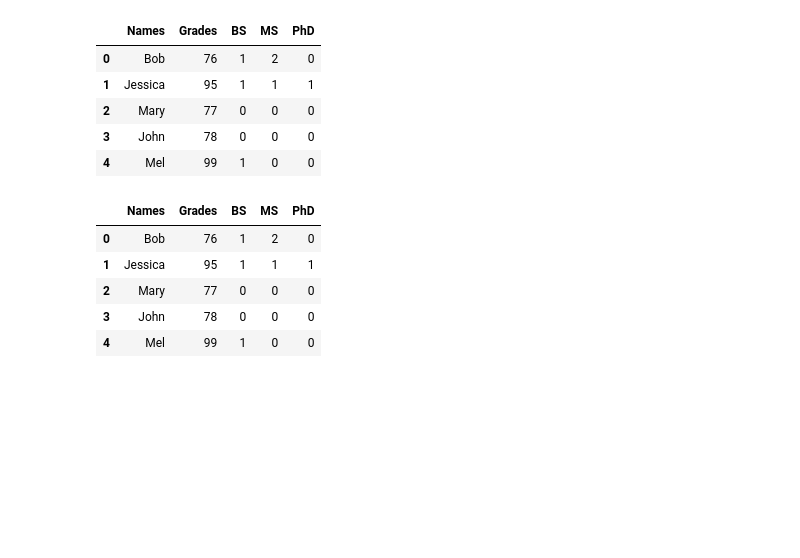
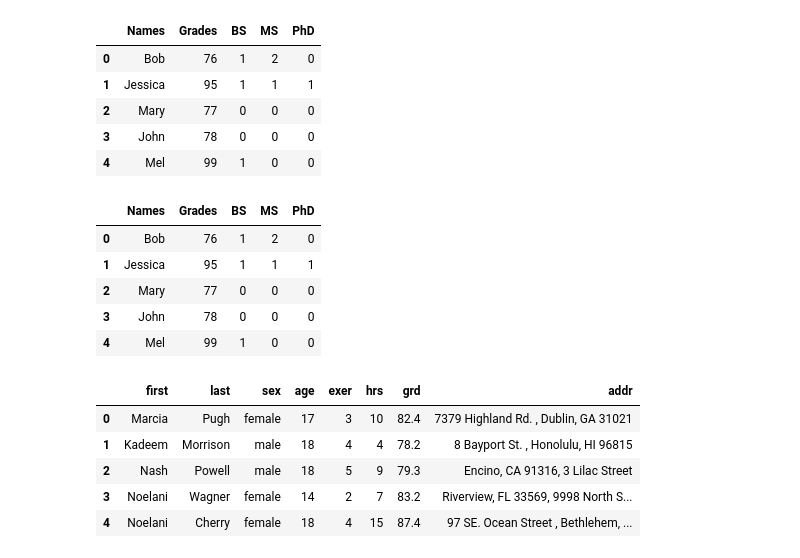
Before and after one commit to shubhamlad21/msc1_fds_512, a Jupyter notebook: FDS.ipynb, the cells around one changed output. Cells and saved outputs as stored; diff of their text form; code cells hidden in the pictures; blank space fills up the shorter version.

```diff
--- a/FDS.ipynb
+++ b/FDS.ipynb
@@ -182,3 +182,17 @@ df_csv
 | 2 | Mary | 77 | 0 | 0 | 0 |
 | 3 | John | 78 | 0 | 0 | 0 |
 | 4 | Mel | 99 | 1 | 0 | 0 |
+# %%
+Location="gradedata.xlsx"
+#Location="C:/Users/admin/Downloads/Shubham/gradedata.xlsx"
+df=pd.read_excel(Location)
+#changing column names
+df.columns=['first','last','sex','age','exer','hrs','grd','addr']
+df.head()
+# %% [output]
+|  | first | last | sex | age | exer | hrs | grd | addr |
+| 0 | Marcia | Pugh | female | 17 | 3 | 10 | 82.4 | 7379 Highland Rd. , Dublin, GA 31021 |
+| 1 | Kadeem | Morrison | male | 18 | 4 | 4 | 78.2 | 8 Bayport St. , Honolulu, HI 96815 |
+| 2 | Nash | Powell | male | 18 | 5 | 9 | 79.3 | Encino, CA 91316, 3 Lilac Street |
+| 3 | Noelani | Wagner | female | 14 | 2 | 7 | 83.2 | Riverview, FL 33569, 9998 North S... |
+| 4 | Noelani | Cherry | female | 18 | 4 | 15 | 87.4 | 97 SE. Ocean Street , Bethlehem, ... |
```
